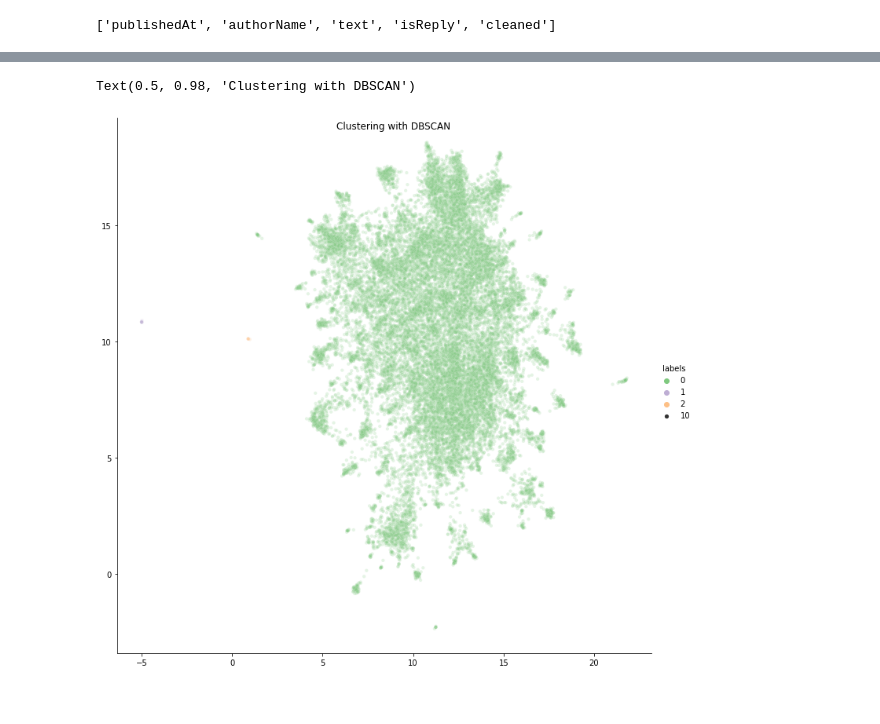
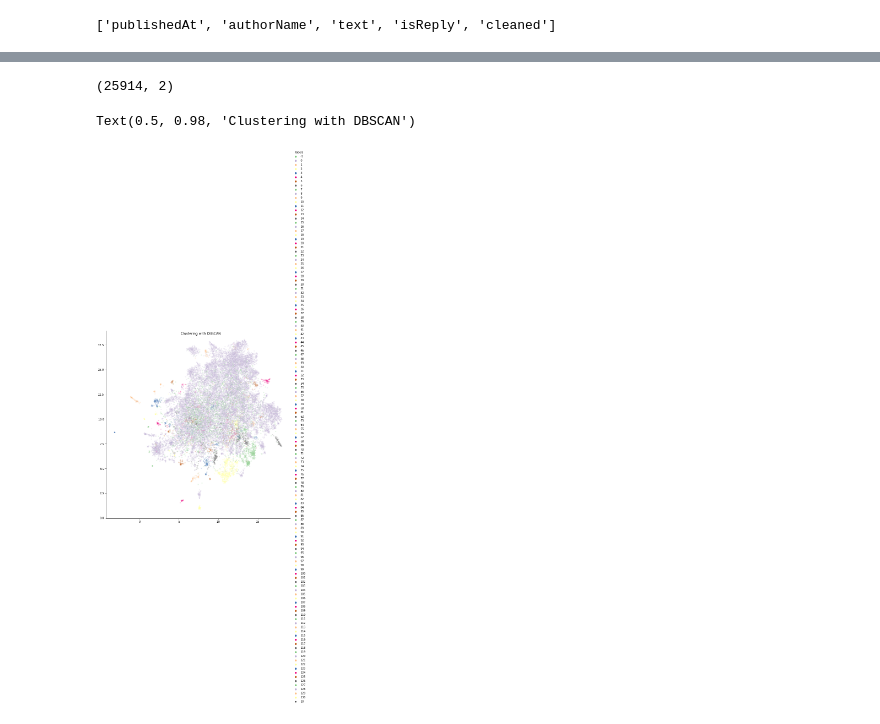
Before and after one commit to isaschm/topic-models-and-word-embeddings, a Jupyter notebook: text_embeddings_it1.ipynb, the cells around one changed output, grey strips where cells are left out. Cells and saved outputs as stored; diff of their text form; code cells hidden in the pictures.

```diff
--- a/text_embeddings_it1.ipynb
+++ b/text_embeddings_it1.ipynb
@@ -65,8 +82,13 @@ print("95% cut-off threshold reached with {} components.".format(np.argwhere(cev
 # %%
-SUBSPACE_DIM = 218
+SUBSPACE_DIM_SCALED = 328
+SUBSPACE_DIM = 325
+
 
 pca = PCA(n_components= SUBSPACE_DIM)
-pca_embeddings = pca.fit_transform(scaled_embeddings)
+scale_pca = PCA(n_components= SUBSPACE_DIM_SCALED)
+scaled_pca_embeddings = scale_pca.fit_transform(scaled_embeddings)
+pca_embeddings = pca.fit_transform(embeddings)
 
-print("Dimensions of embeddings matrix after PCA: ({}, {})".format(pca_embeddings.shape[0], pca_embeddings.shape[1]))
+print("Dimensions of embeddings matrix after PCA with no scaling and normalizing: ({}, {})".format(pca_embeddings.shape[0], pca_embeddings.shape[1]))
+print("Dimensions of embeddings matrix after PCA with scaling and normalizing: ({}, {})".format(scaled_pca_embeddings.shape[0], scaled_pca_embeddings.shape[1]))
 # %% [output]
@@ -126,6 +220,6 @@ plt.show()
 # %%
 import umap
-reducer2 = umap.UMAP(n_components = 2,min_dist = .5)
+reducer2 = umap.UMAP(n_components = 100,min_dist = .5)
 
 embeddings_umap2 = reducer2.fit_transform(pca_embeddings)
 embeddings_umap2.shape
@@ -136,7 +230,7 @@ from sklearn.cluster import DBSCAN
 from sklearn import metrics
 import numpy as np
 
-clustering = DBSCAN(eps=3, min_samples=2).fit(embeddings_umap2)
+clustering = DBSCAN(eps=0.5, min_samples=5).fit(embeddings_umap2)
 
 labels = clustering.labels_
 data["labels"] = labels
@@ -162,11 +256,18 @@ metrics.silhouette_score(embeddings_umap2, labels)
+# %%
+reducer2 = umap.UMAP(n_components = 2,min_dist = .5)
+
+embeddings_umap = reducer2.fit_transform(pca_embeddings)
+embeddings_umap.shape
+# %% [output]
+(25914, 2)
 # %%
 import seaborn as sns
 
 palette_param = "Accent"
 alpha_param = 0.2
 
-plot = sns.relplot(x = embeddings_umap2[:, 0], y = embeddings_umap2[:, 1], size = 10, hue = data["labels"], palette = palette_param,alpha = alpha_param,height = 10)
+plot = sns.relplot(x = embeddings_umap[:, 0], y = embeddings_umap[:, 1], size = 10, hue = data["labels"], palette = palette_param,alpha = alpha_param,height = 10)
 plot.fig.suptitle('Clustering with DBSCAN')
 # %% [output]
 Text(0.5, 0.98, 'Clustering with DBSCAN')
-[figure, old version]
+[figure, new version]
```
Also changed, not shown: parts of 15 cells of this notebook, 1 other file.
